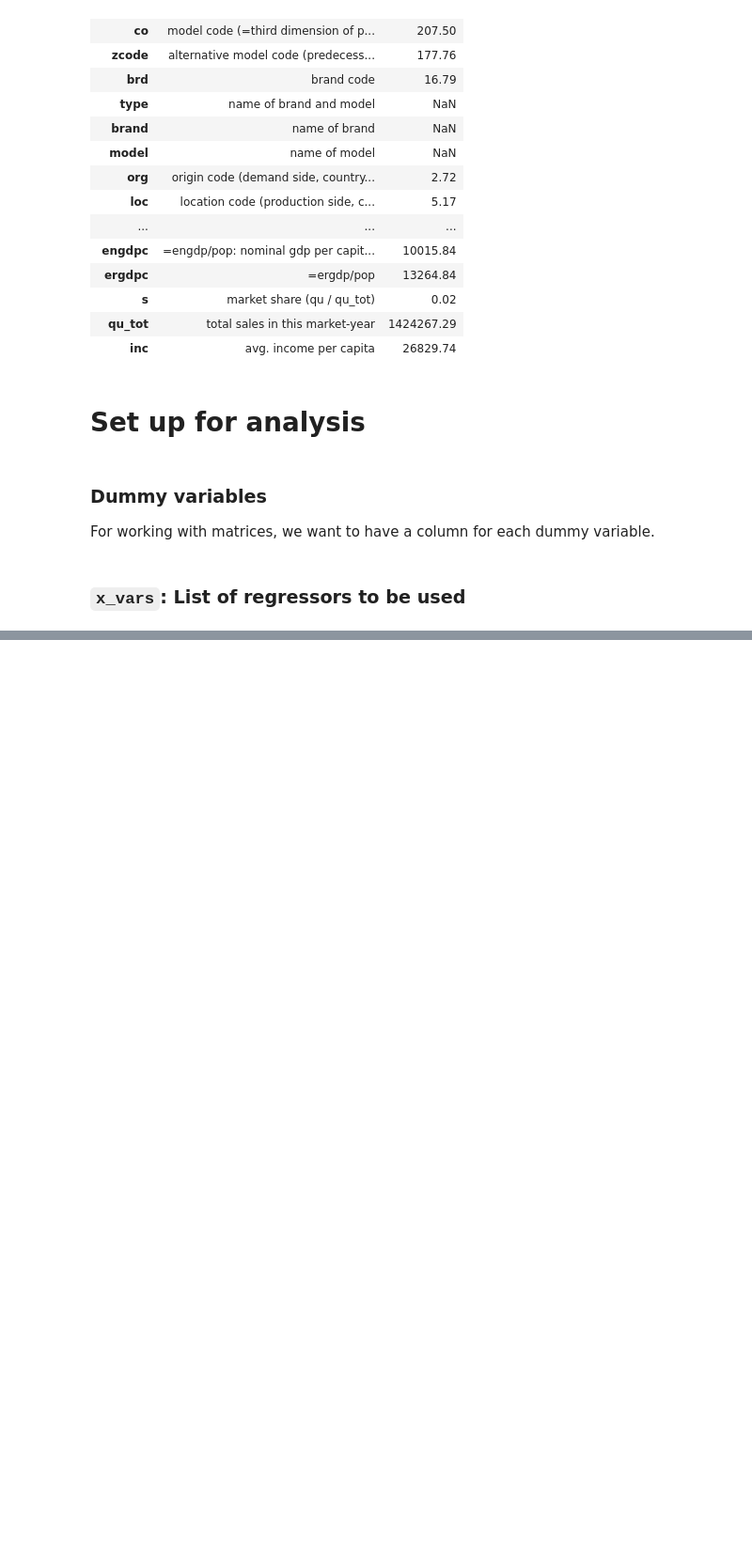
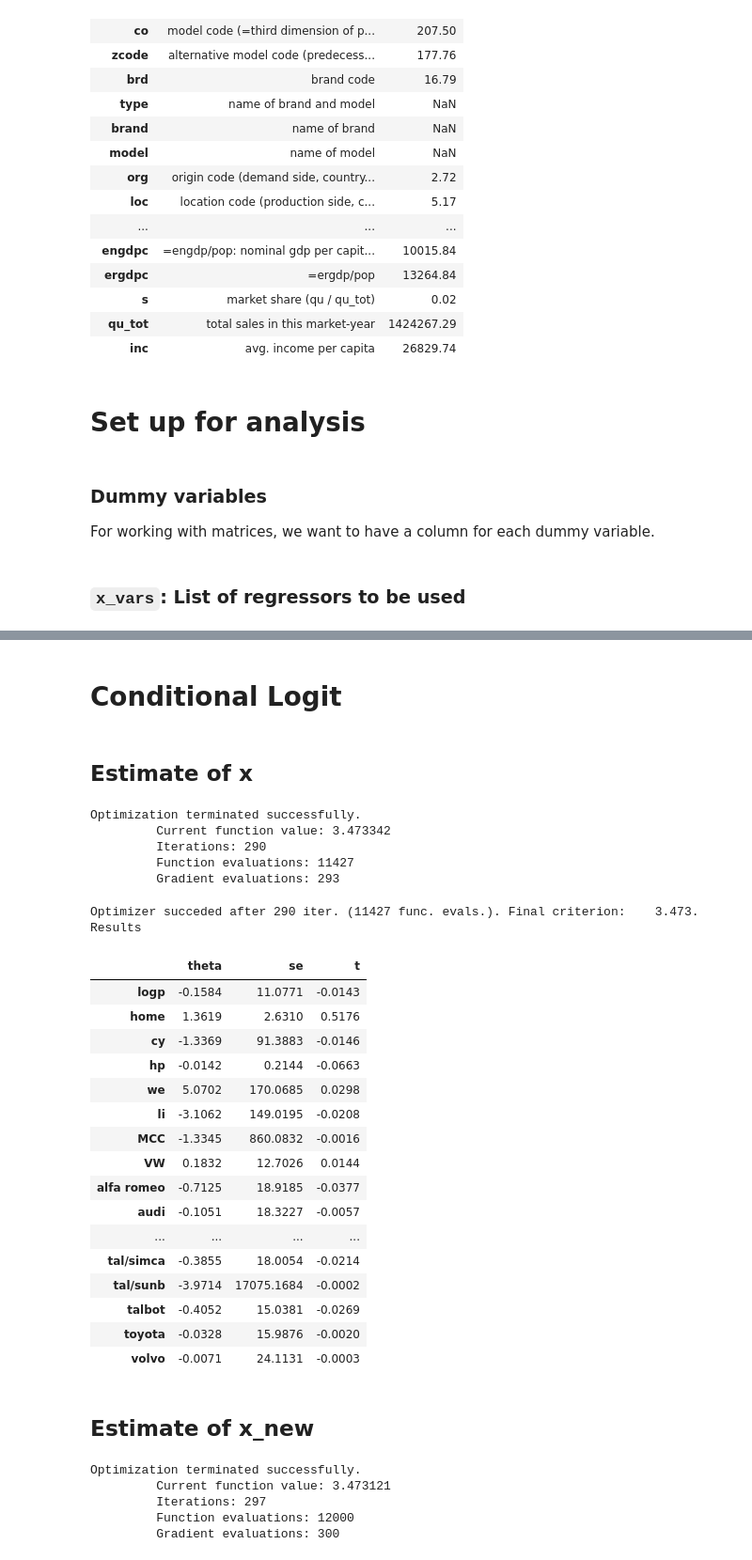
Before and after one commit to juliekrabek123/AME_2023_MCJ, a Jupyter notebook: Project 3/Project_3.ipynb, the cells around one changed output, grey strips where cells are left out. Shown at 94% size. Drawn from its saved outputs; the diff is of its cells as text; code cells hidden in the pictures; blank space fills up the shorter version.

```diff
--- a/Project 3/Project_3.ipynb
+++ b/Project 3/Project_3.ipynb
@@ -187,0 +104,24 @@ array([[0.025, 0.025, 0.025, ..., 0.025, 0.025, 0.025],
+# %%
+# ['logp', 'home', 'cy', 'hp', 'we', 'li']
+
+# Now in cy/1000
+cy_i = x_vars.index('cy')
+x[:,:,cy_i] = x[:,:,cy_i]/10_000
+x_new[:,:,cy_i] = x_new[:,:,cy_i]/10_000
+
+# now in kW/1000
+hp_i = x_vars.index('hp')
+x[:,:,hp_i] = x[:,:,hp_i].astype(float)
+x_new[:,:,hp_i] = x_new[:,:,hp_i].astype(float)
+
+# Now in tons
+we_i = x_vars.index('we')
+x[:,:,we_i] = x[:,:,we_i]/10_000
+x_new[:,:,we_i] = x_new[:,:,we_i]/10_000
+
+# now in kW/100
+li_i = x_vars.index('li')
+x[:,:,li_i] = x[:,:,li_i]/100
+x_new[:,:,li_i] = x_new[:,:,li_i]/100
+# %%
+x = x.astype(float)
@@ -187,0 +130,41 @@ array([[0.025, 0.025, 0.025, ..., 0.025, 0.025, 0.025],
+# %% [markdown]
+# Conditional Logit
+# %% [markdown]
+## Estimate of x
+# %%
+# Starting values
+theta0 = clogit.starting_values(y, x)
+# %%
+# Find results
+res = est.estimate(clogit.q, theta0, np.exp(y), x)
+# %% [output]
+Optimization terminated successfully.
+         Current function value: 3.473342
+         Iterations: 290
+         Function evaluations: 11427
+         Gradient evaluations: 293
+# %%
+# Estimate the model, standard errors, and t-values
+est.print_table(x_vars,res)
+# %% [output]
+Optimizer succeded after 290 iter. (11427 func. evals.). Final criterion:    3.473.
+Results
+|  | theta | se | t |
+| logp | -0.1584 | 11.0771 | -0.0143 |
+| home | 1.3619 | 2.6310 | 0.5176 |
+| cy | -1.3369 | 91.3883 | -0.0146 |
+| hp | -0.0142 | 0.2144 | -0.0663 |
+| we | 5.0702 | 170.0685 | 0.0298 |
+| li | -3.1062 | 149.0195 | -0.0208 |
+| MCC | -1.3345 | 860.0832 | -0.0016 |
+| VW | 0.1832 | 12.7026 | 0.0144 |
+| alfa romeo | -0.7125 | 18.9185 | -0.0377 |
+| audi | -0.1051 | 18.3227 | -0.0057 |
+| ... | ... | ... | ... |
+| tal/simca | -0.3855 | 18.0054 | -0.0214 |
+| tal/sunb | -3.9714 | 17075.1684 | -0.0002 |
+| talbot | -0.4052 | 15.0381 | -0.0269 |
+| toyota | -0.0328 | 15.9876 | -0.0020 |
+| volvo | -0.0071 | 24.1131 | -0.0003 |
+# %% [markdown]
+## Estimate of x_new
@@ -187,0 +174,9 @@ array([[0.025, 0.025, 0.025, ..., 0.025, 0.025, 0.025],
+# %%
+# Find residuals
+res_new = est.estimate(clogit.q, theta0_new, np.exp(y), x_new)
+# %% [output]
+Optimization terminated successfully.
+         Current function value: 3.473121
+         Iterations: 297
+         Function evaluations: 12000
+         Gradient evaluations: 300
```
Also changed, not shown: parts of 38 cells of this notebook, 1 other file.
